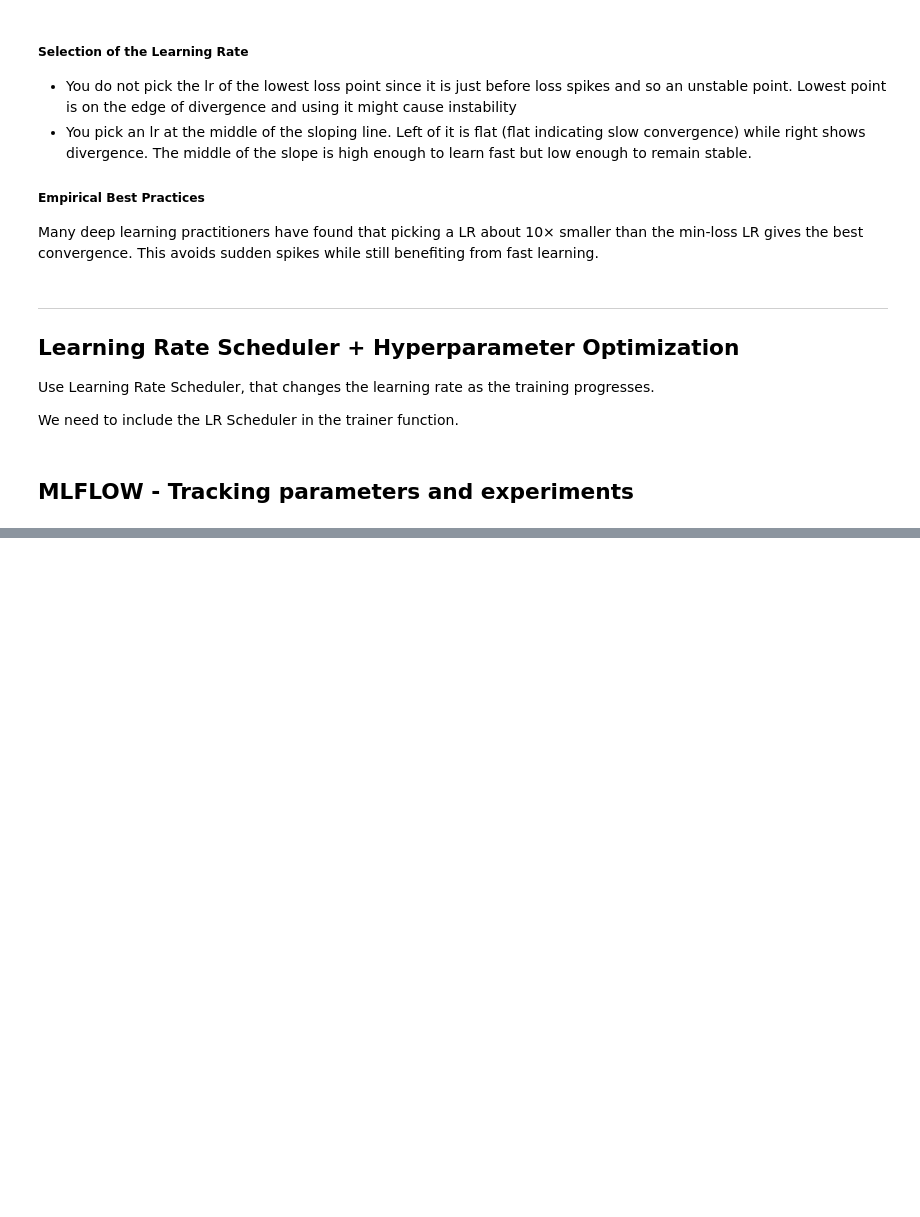
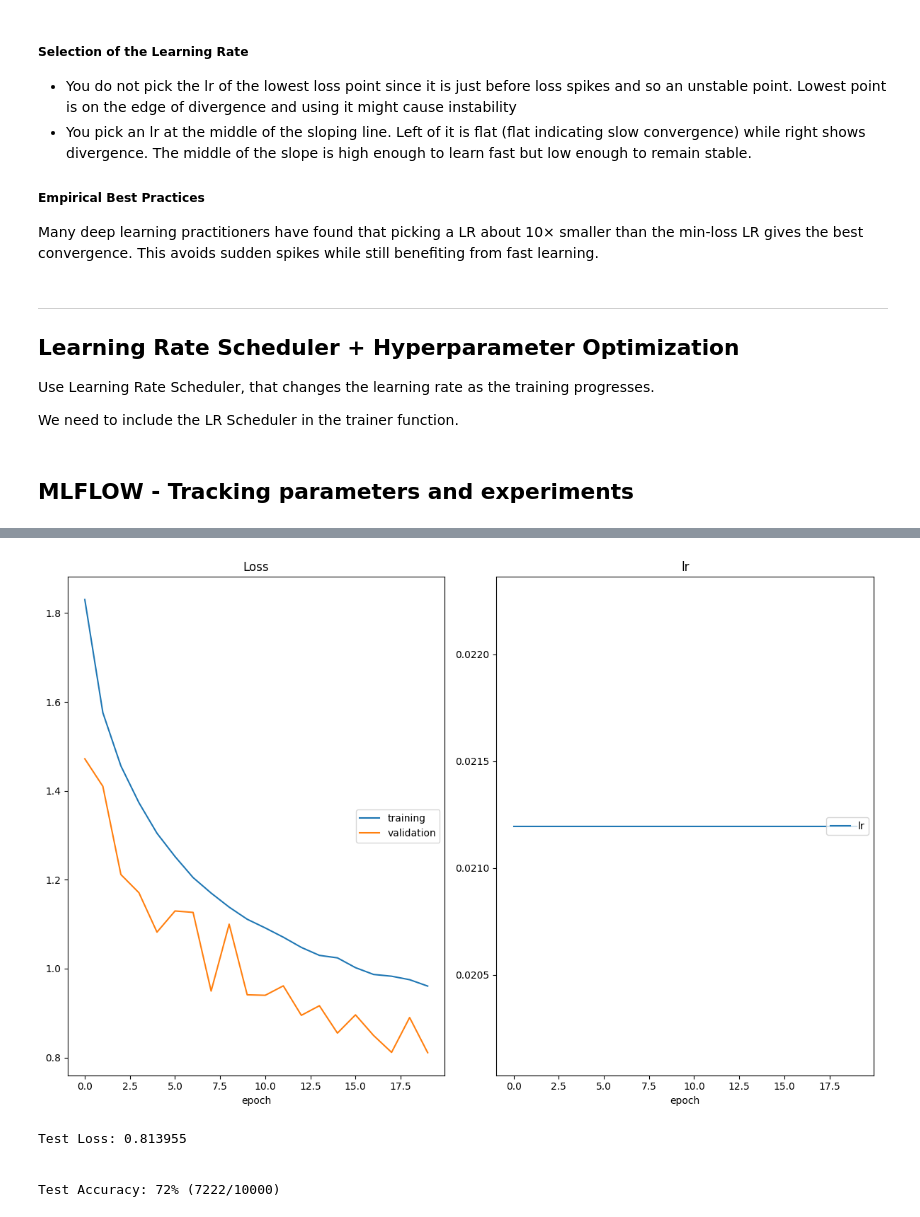
Before and after one commit to battery-code/Exploring-Neural-Networks, a Jupyter notebook: Exploring_NN_3_TuningCNN_CIFAR10.ipynb, the cells around one changed output, grey strips where cells are left out. Drawn from its saved outputs; the diff is of its cells as text; code cells hidden in the pictures; blank space fills up the shorter version.

```diff
--- a/Exploring_NN_3_TuningCNN_CIFAR10.ipynb
+++ b/Exploring_NN_3_TuningCNN_CIFAR10.ipynb
@@ -404,0 +426,10 @@ def train_one_model(learning_rate, rand_augment_magnitude, n_epochs):
+# %%
+# Run our experiments
+for lr, rand_aug_mag in zip(lrs, r_a_mag):
+    train_one_model(lr, rand_aug_mag, n_epochs=20)
+# %% [output]
+[figure, added]
+Test Loss: 0.813955
+
+
+Test Accuracy: 72% (7222/10000)
```
Also changed, not shown: parts of 17 cells of this notebook, 1 other file.
